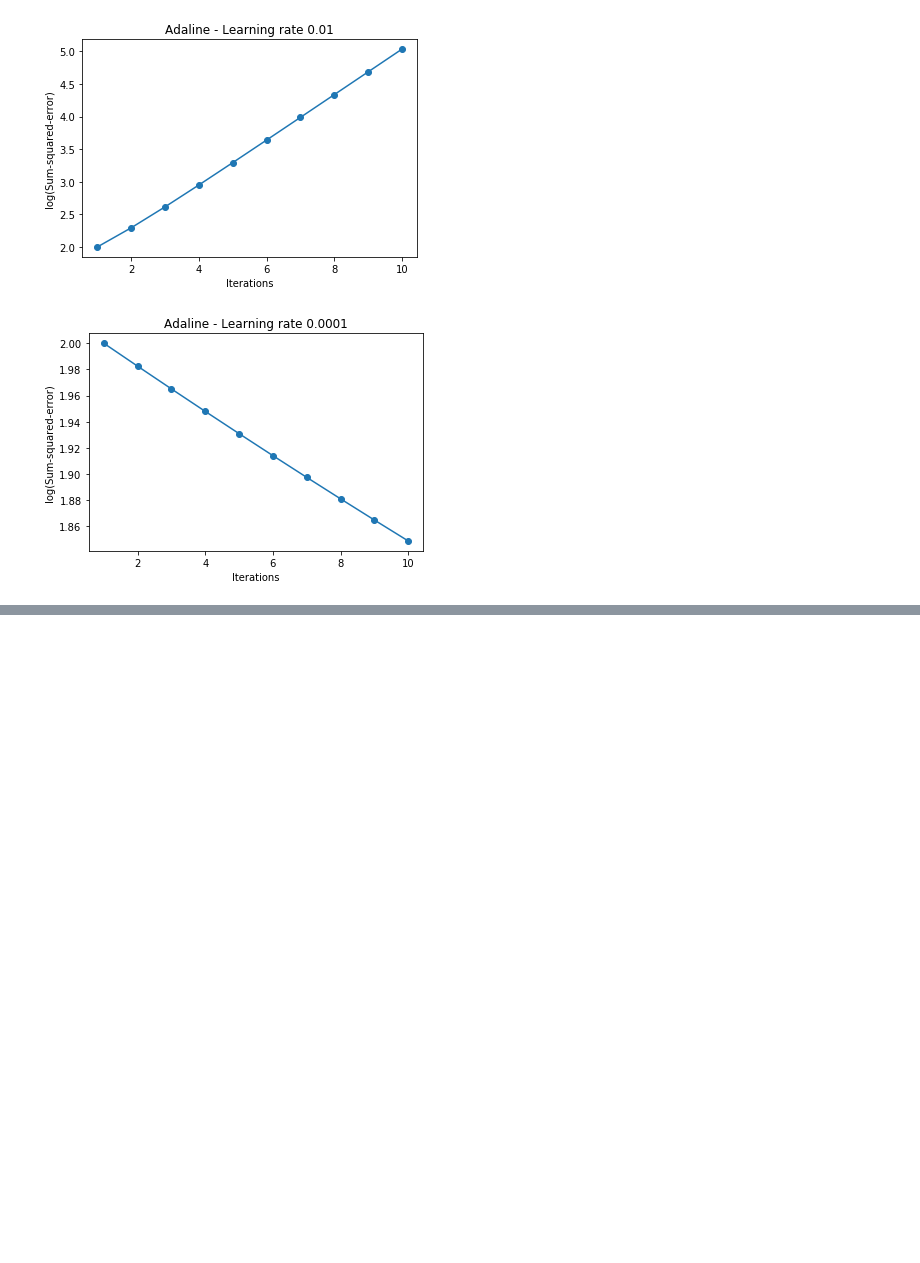
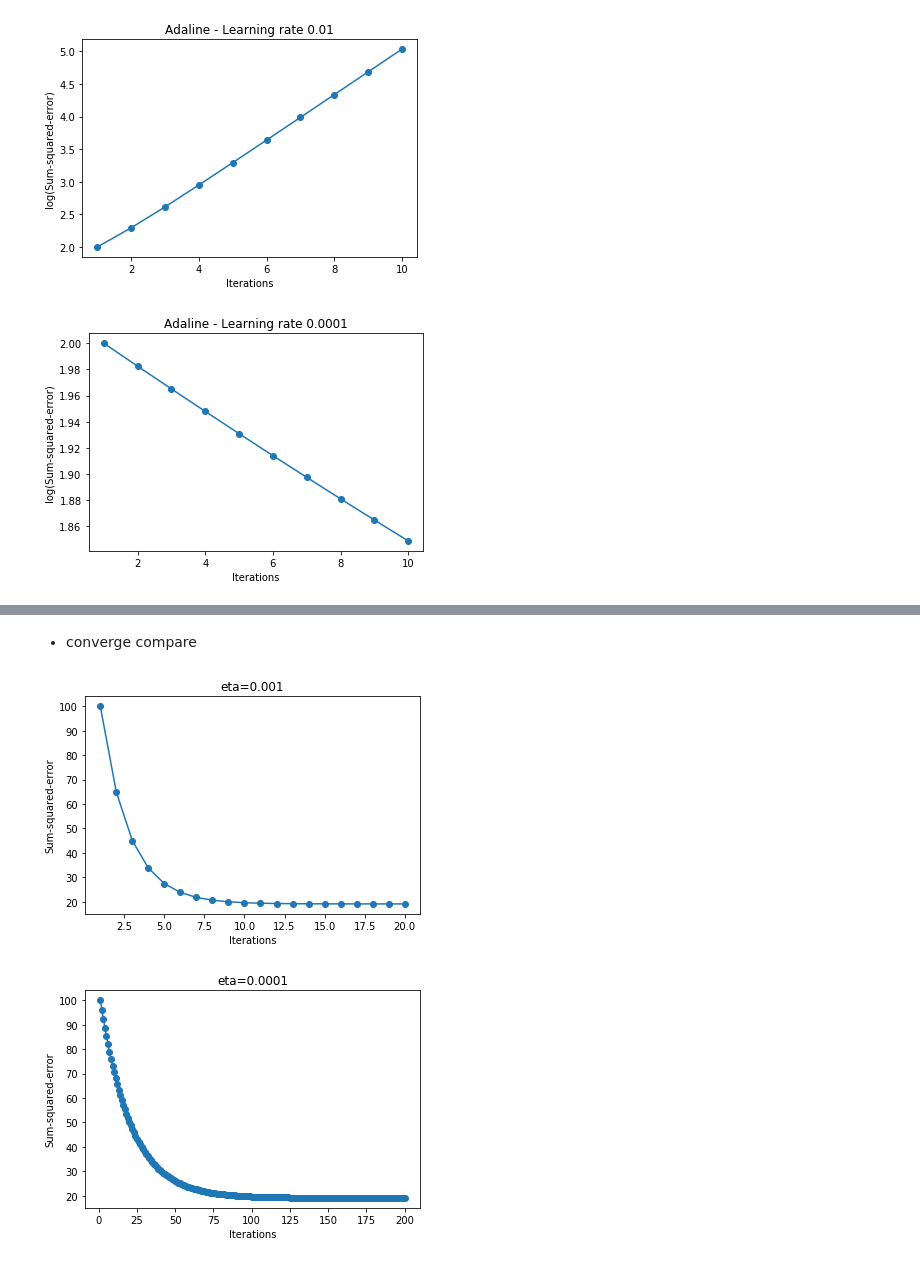
Before and after one commit to physics31415926/DD2437_ANN, a Jupyter notebook: Lab1/3_1.ipynb, the cells around one changed output, grey strips where cells are left out. Drawn from its saved outputs; the diff is of its cells as text; code cells hidden in the pictures; blank space fills up the shorter version.

```diff
--- a/Lab1/3_1.ipynb
+++ b/Lab1/3_1.ipynb
@@ -148,7 +172,15 @@ plt.show()
+# %% [markdown]
+* converge compare
 # %%
-for eta in [0.01,0.001,0.0001]:
+for eta in [0.001,0.0001]:
+    ada = AdalineGD(epochs=int(20*0.001/eta), eta=eta)
+    ada.train(X, y)
     plt.plot(range(1, len( ada.cost_)+1), ada.cost_, marker='o')
     plt.xlabel('Iterations')
     plt.ylabel('Sum-squared-error')
-    plt.savefig('imgs/delta_converge_eta{}.png'.format(str(eta)))
+    plt.title('eta={}'.format(str(eta)))
+    plt.savefig('imgs/delta_eta{}.png'.format(str(eta)))
     plt.show()
+# %% [output]
+[figure, added]
+[figure, added]
```
Also changed, not shown: parts of 13 cells of this notebook, 8 other files.
